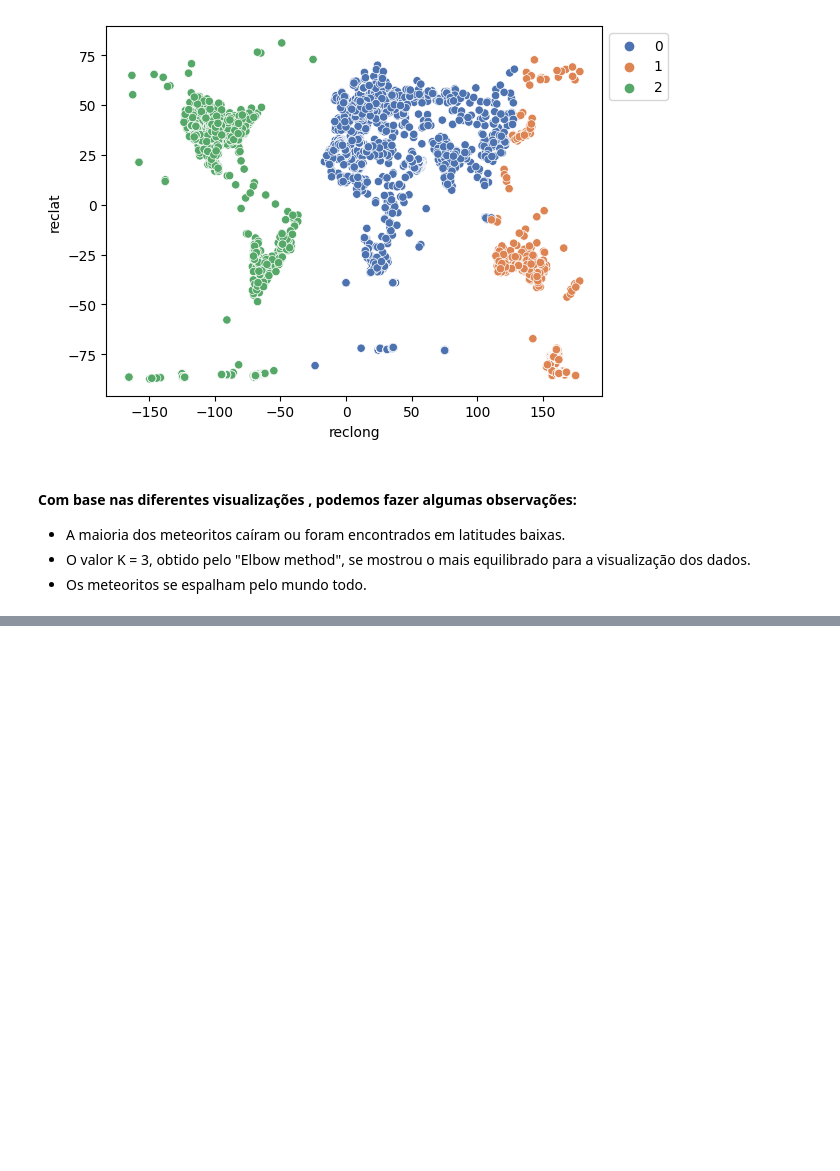
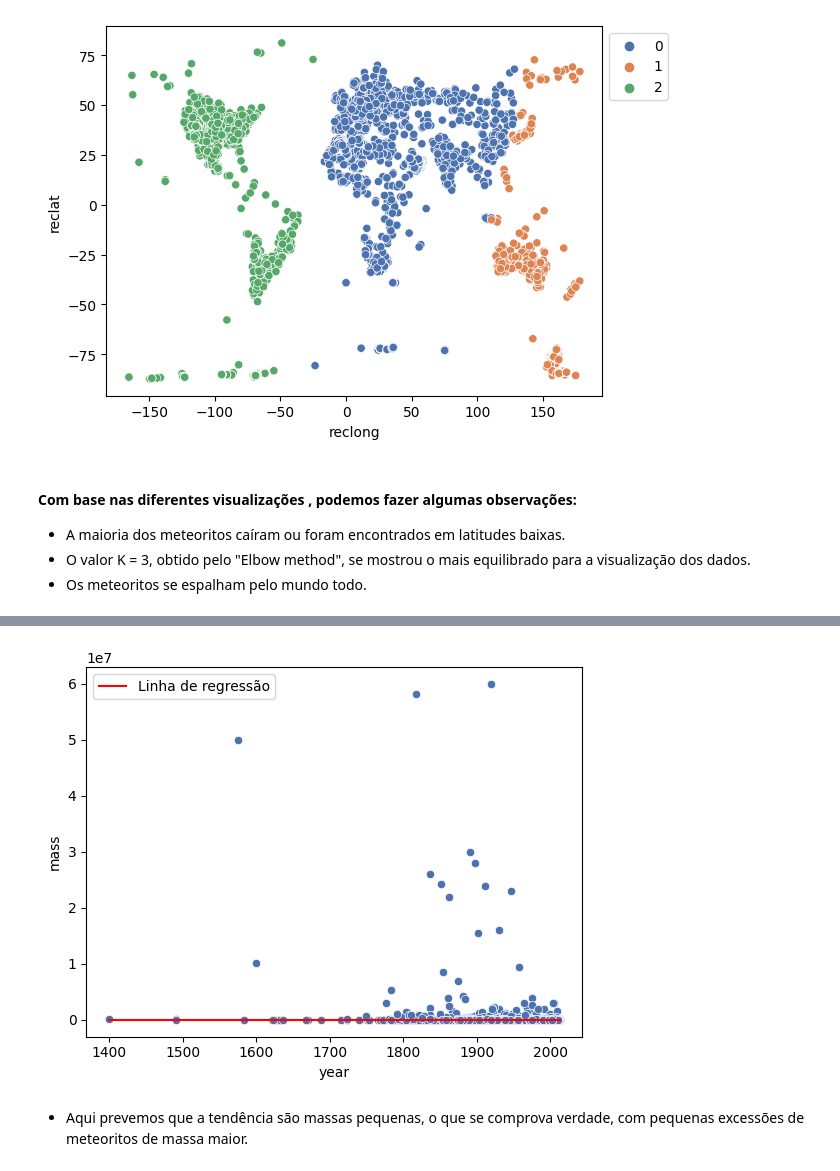
Before and after one commit to biabcaval/Projeto-ICD-analise-meteoros, a Jupyter notebook: #2_meteorite_landings.ipynb, the cells around one changed output, grey strips where cells are left out. Drawn from its saved outputs; the diff is of its cells as text; code cells hidden in the pictures; blank space fills up the shorter version.

```diff
--- a/#2_meteorite_landings.ipynb
+++ b/#2_meteorite_landings.ipynb
@@ -332,0 +368,11 @@ sns.move_legend(plot4, "upper left", bbox_to_anchor=(1,1))
+# %%
+reg_lin2 = linregress(df1_noNa['mass'], df1_noNa['year'])
+
+plotreg_lin2 = sns.scatterplot(data=df1_noNa, x= 'year',y = 'mass')
+plt.plot((1399,2013), (f(1399, reg_lin2), f(2013, reg_lin2)), c='red', label='Linha de regressão')
+plt.legend()
+plt.show()
+# %% [output]
+[figure, added]
+# %% [markdown]
+- Aqui prevemos que a tendência são massas pequenas, o que se comprova verdade, com pequenas excessões de meteoritos de massa maior.
```
Also changed, not shown: parts of 8 cells of this notebook.
